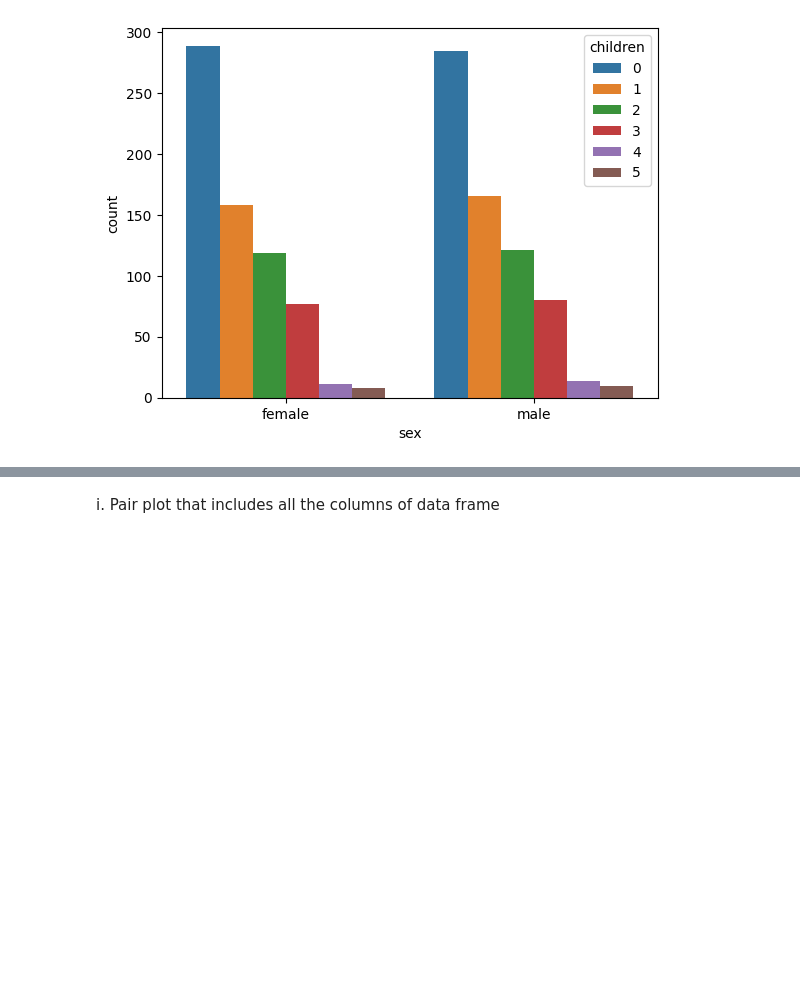
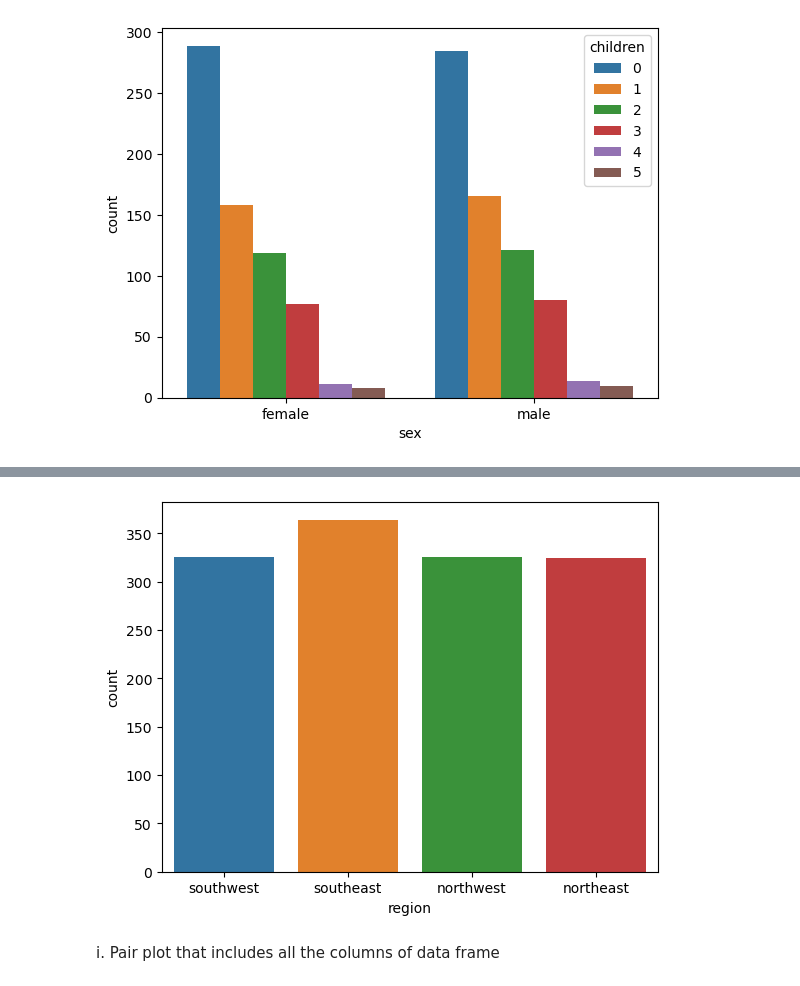
Before and after one commit to iAnsari123/Statistics-Assignment, a Jupyter notebook: assignment-vid-1.ipynb, the cells around one changed output, grey strips where cells are left out. Cells and saved outputs as stored; diff of their text form; code cells hidden in the pictures; blank space fills up the shorter version.

```diff
--- a/assignment-vid-1.ipynb
+++ b/assignment-vid-1.ipynb
@@ -113,3 +119,8 @@ plt.show()
+# %%
+sns.countplot(x=df["region"])
+plt.show()
+# %% [output]
+[figure, added]
 # %% [markdown]
 i. Pair plot that includes all the columns of data frame
 # %%
```
Also changed, not shown: parts of 20 cells of this notebook.
